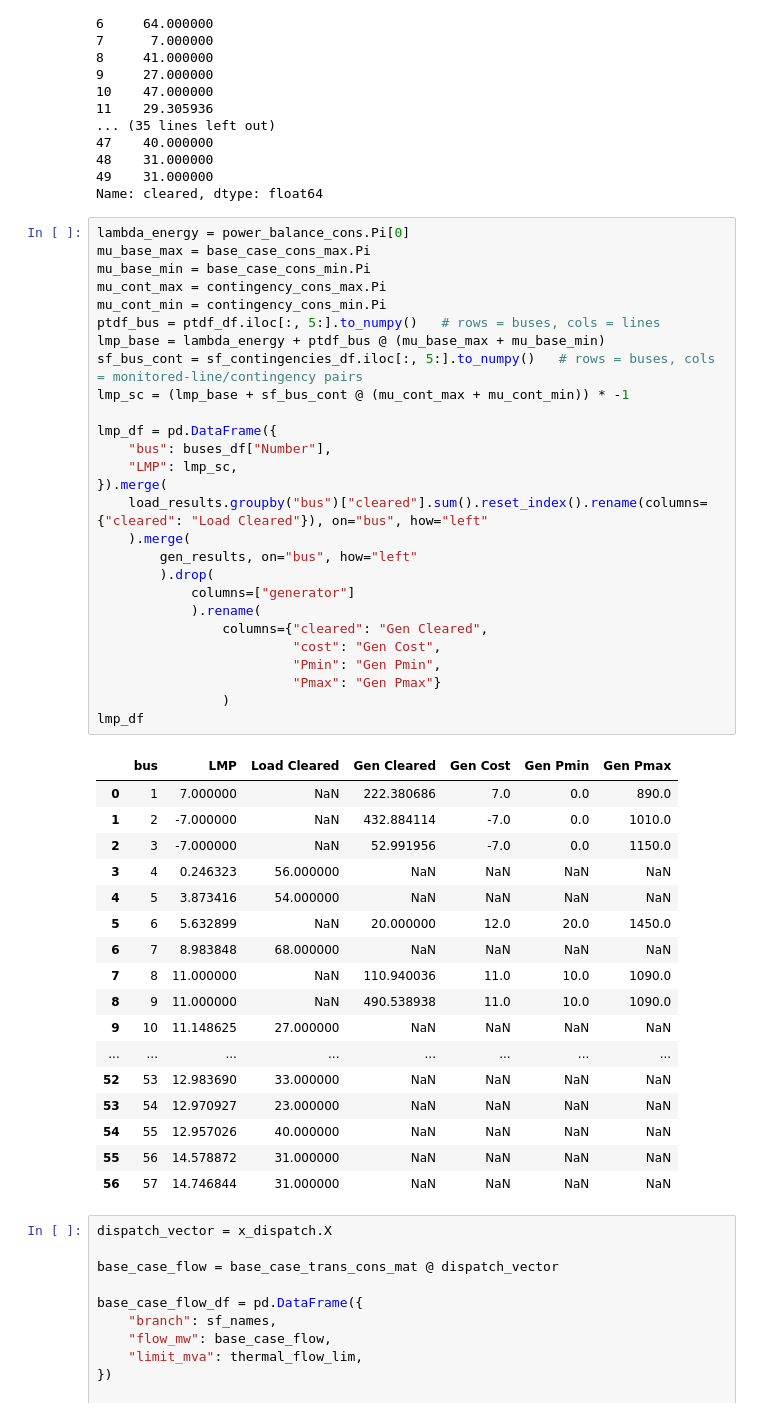
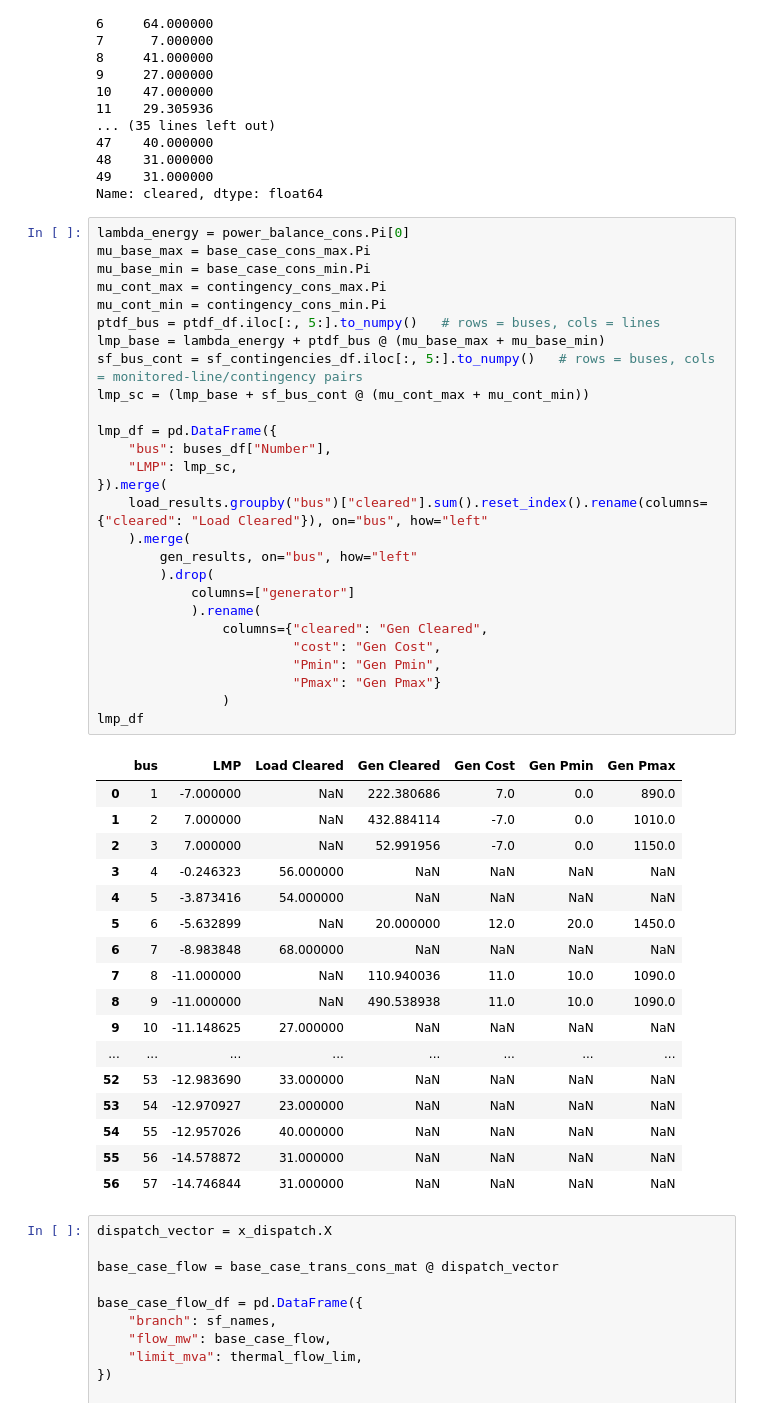
Before and after one commit to co370w26-group-smbt/power-grid-clearing, a Jupyter notebook: da-clearance-lp/da_clearance_formulation-57bus.ipynb, the cells around one changed output. Saved outputs shown, nothing was run; the diff lists cells and outputs as text.

```diff
--- a/da-clearance-lp/da_clearance_formulation-57bus.ipynb
+++ b/da-clearance-lp/da_clearance_formulation-57bus.ipynb
@@ -297,48 +297,48 @@ Name: cleared, dtype: float64
 # %%
 lambda_energy = power_balance_cons.Pi[0]
 mu_base_max = base_case_cons_max.Pi
 mu_base_min = base_case_cons_min.Pi
 mu_cont_max = contingency_cons_max.Pi
 mu_cont_min = contingency_cons_min.Pi
 ptdf_bus = ptdf_df.iloc[:, 5:].to_numpy()   # rows = buses, cols = lines
 lmp_base = lambda_energy + ptdf_bus @ (mu_base_max + mu_base_min)
 sf_bus_cont = sf_contingencies_df.iloc[:, 5:].to_numpy()   # rows = buses, cols = monitored-line/contingency pairs
-lmp_sc = (lmp_base + sf_bus_cont @ (mu_cont_max + mu_cont_min)) * -1
+lmp_sc = (lmp_base + sf_bus_cont @ (mu_cont_max + mu_cont_min))
 
 lmp_df = pd.DataFrame({
     "bus": buses_df["Number"],
     "LMP": lmp_sc,
 }).merge(
     load_results.groupby("bus")["cleared"].sum().reset_index().rename(columns={"cleared": "Load Cleared"}), on="bus", how="left"
     ).merge(
         gen_results, on="bus", how="left"
         ).drop(
             columns=["generator"]
             ).rename(
                 columns={"cleared": "Gen Cleared",
                          "cost": "Gen Cost",
                          "Pmin": "Gen Pmin",
                          "Pmax": "Gen Pmax"}
                 )
 lmp_df
 # %% [output]
 |  | bus | LMP | Load Cleared | Gen Cleared | Gen Cost | Gen Pmin | Gen Pmax |
-| 0 | 1 | 7.000000 | NaN | 222.380686 | 7.0 | 0.0 | 890.0 |
-| 1 | 2 | -7.000000 | NaN | 432.884114 | -7.0 | 0.0 | 1010.0 |
-| 2 | 3 | -7.000000 | NaN | 52.991956 | -7.0 | 0.0 | 1150.0 |
-| 3 | 4 | 0.246323 | 56.000000 | NaN | NaN | NaN | NaN |
-| 4 | 5 | 3.873416 | 54.000000 | NaN | NaN | NaN | NaN |
-| 5 | 6 | 5.632899 | NaN | 20.000000 | 12.0 | 20.0 | 1450.0 |
-| 6 | 7 | 8.983848 | 68.000000 | NaN | NaN | NaN | NaN |
-| 7 | 8 | 11.000000 | NaN | 110.940036 | 11.0 | 10.0 | 1090.0 |
-| 8 | 9 | 11.000000 | NaN | 490.538938 | 11.0 | 10.0 | 1090.0 |
-| 9 | 10 | 11.148625 | 27.000000 | NaN | NaN | NaN | NaN |
+| 0 | 1 | -7.000000 | NaN | 222.380686 | 7.0 | 0.0 | 890.0 |
+| 1 | 2 | 7.000000 | NaN | 432.884114 | -7.0 | 0.0 | 1010.0 |
+| 2 | 3 | 7.000000 | NaN | 52.991956 | -7.0 | 0.0 | 1150.0 |
+| 3 | 4 | -0.246323 | 56.000000 | NaN | NaN | NaN | NaN |
+| 4 | 5 | -3.873416 | 54.000000 | NaN | NaN | NaN | NaN |
+| 5 | 6 | -5.632899 | NaN | 20.000000 | 12.0 | 20.0 | 1450.0 |
+| 6 | 7 | -8.983848 | 68.000000 | NaN | NaN | NaN | NaN |
+| 7 | 8 | -11.000000 | NaN | 110.940036 | 11.0 | 10.0 | 1090.0 |
+| 8 | 9 | -11.000000 | NaN | 490.538938 | 11.0 | 10.0 | 1090.0 |
+| 9 | 10 | -11.148625 | 27.000000 | NaN | NaN | NaN | NaN |
 | ... | ... | ... | ... | ... | ... | ... | ... |
-| 52 | 53 | 12.983690 | 33.000000 | NaN | NaN | NaN | NaN |
-| 53 | 54 | 12.970927 | 23.000000 | NaN | NaN | NaN | NaN |
-| 54 | 55 | 12.957026 | 40.000000 | NaN | NaN | NaN | NaN |
-| 55 | 56 | 14.578872 | 31.000000 | NaN | NaN | NaN | NaN |
-| 56 | 57 | 14.746844 | 31.000000 | NaN | NaN | NaN | NaN |
+| 52 | 53 | -12.983690 | 33.000000 | NaN | NaN | NaN | NaN |
+| 53 | 54 | -12.970927 | 23.000000 | NaN | NaN | NaN | NaN |
+| 54 | 55 | -12.957026 | 40.000000 | NaN | NaN | NaN | NaN |
+| 55 | 56 | -14.578872 | 31.000000 | NaN | NaN | NaN | NaN |
+| 56 | 57 | -14.746844 | 31.000000 | NaN | NaN | NaN | NaN |
 # %%
 dispatch_vector = x_dispatch.X
 
```
Also changed, not shown: parts of 1 cell of this notebook, 8 other files.
